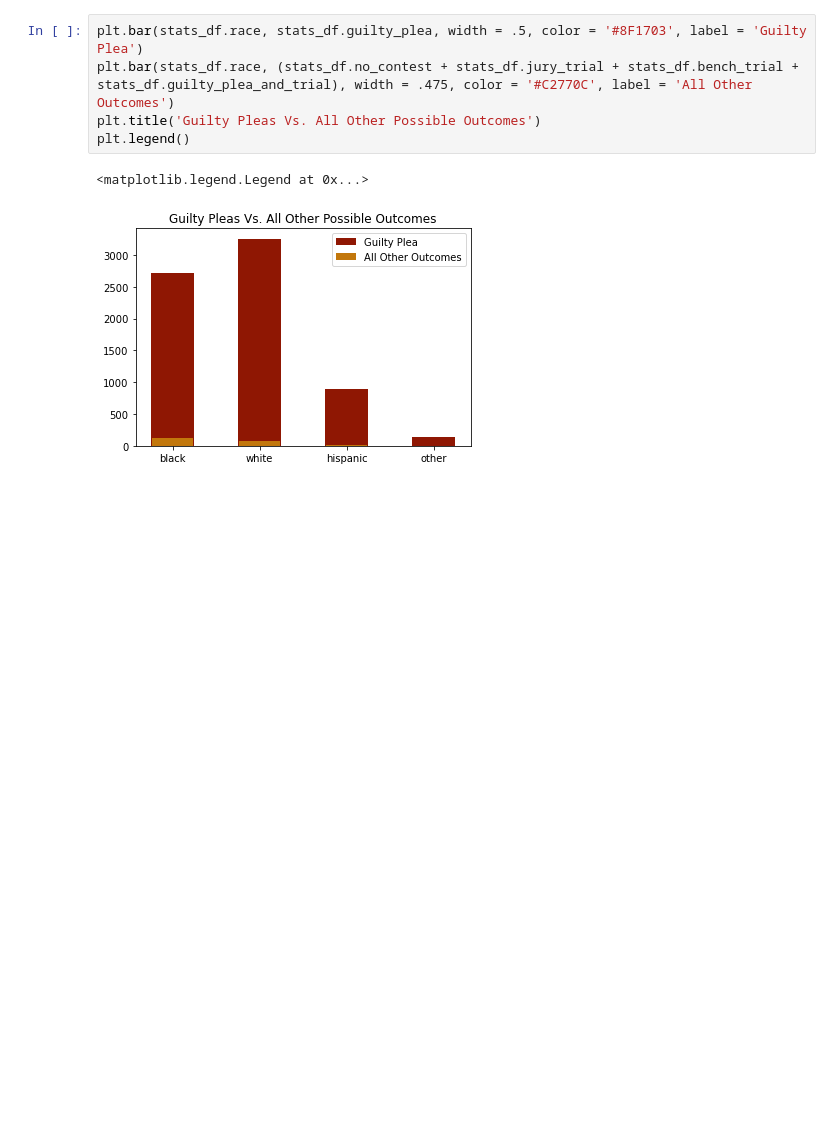
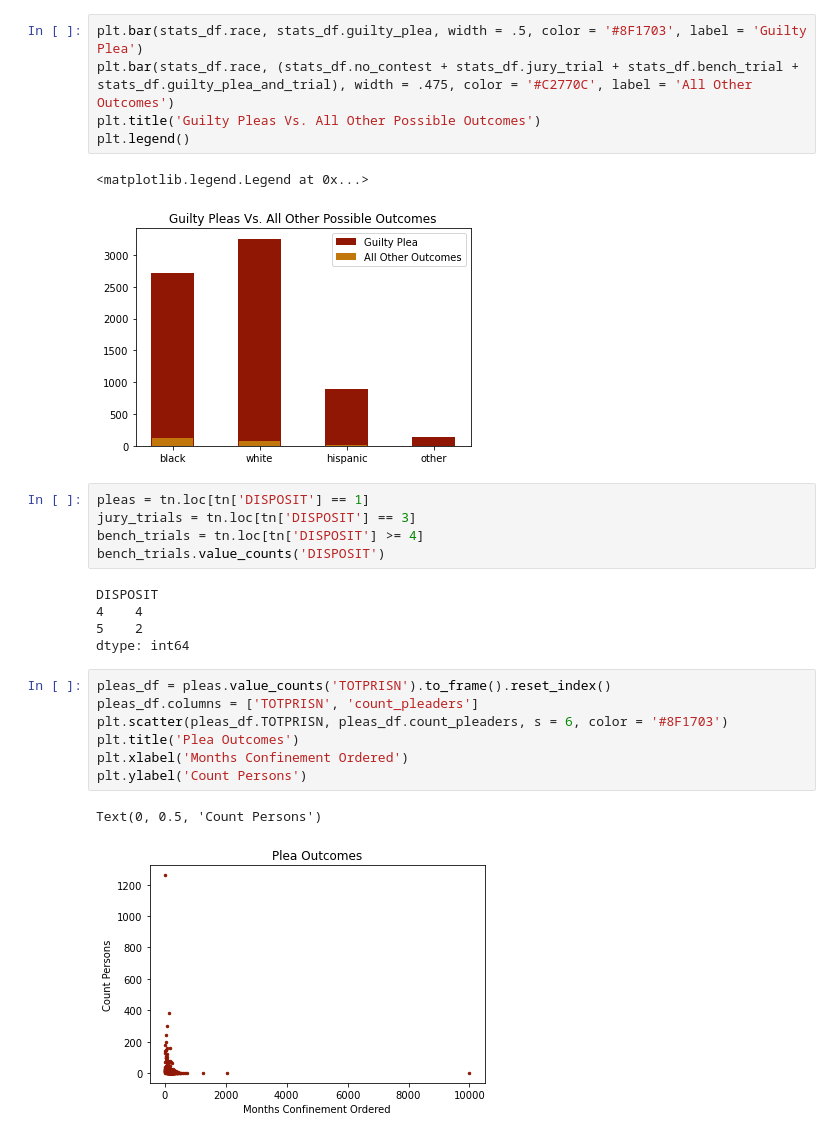
Before and after one commit to jenwhitson/sentencing_project, a Jupyter notebook: notebooks/individual_offender_eda.ipynb, the cells around one changed output. Cells and saved outputs as stored; diff of their text form; blank space fills up the shorter version.

Commit message:
calculated plea v. trial sentences and broke down by race

```diff
--- a/notebooks/individual_offender_eda.ipynb
+++ b/notebooks/individual_offender_eda.ipynb
@@ -1600,3 +1600,23 @@ plt.legend()
 # %% [output]
 <matplotlib.legend.Legend at 0x...>
 [figure]
+# %%
+pleas = tn.loc[tn['DISPOSIT'] == 1]
+jury_trials = tn.loc[tn['DISPOSIT'] == 3]
+bench_trials = tn.loc[tn['DISPOSIT'] >= 4]
+bench_trials.value_counts('DISPOSIT')
+# %% [output]
+DISPOSIT
+4    4
+5    2
+dtype: int64
+# %%
+pleas_df = pleas.value_counts('TOTPRISN').to_frame().reset_index()
+pleas_df.columns = ['TOTPRISN', 'count_pleaders']
+plt.scatter(pleas_df.TOTPRISN, pleas_df.count_pleaders, s = 6, color = '#8F1703')
+plt.title('Plea Outcomes')
+plt.xlabel('Months Confinement Ordered')
+plt.ylabel('Count Persons')
+# %% [output]
+Text(0, 0.5, 'Count Persons')
+[figure, added]
```
Also changed, not shown: parts of 22 cells of this notebook.
